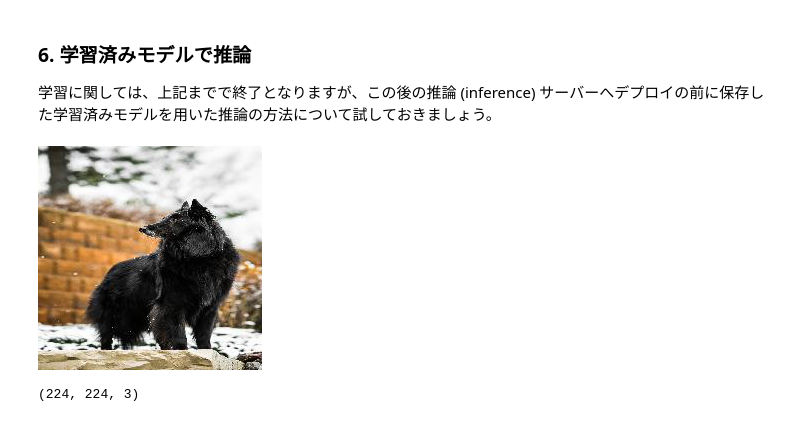
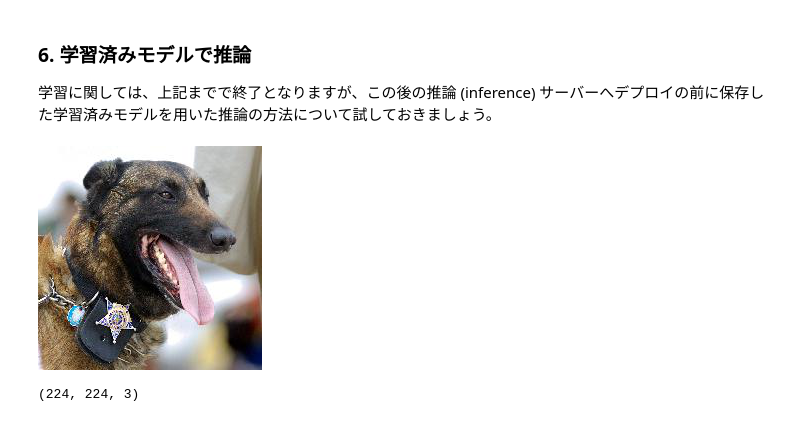
Before and after one commit to tsintermax/univ_tokyo_2020, a Jupyter notebook: tensorflow/train.ipynb, the cells around one changed output. Drawn from its saved outputs; the diff is of its cells as text; code cells hidden in the pictures.

```diff
--- a/tensorflow/train.ipynb
+++ b/tensorflow/train.ipynb
@@ -269,8 +322,8 @@ model_inference = load_model('dog_cat_cnn.h5')
 # %%
-img = Image.open('train/dog/1.jpg')
+img = Image.open('train/dog/21.jpg')
 img
 # %% [output]
-[figure, old version]
+[figure, new version]
 # %%
 x = np.array(img, 'f')  # float32 に変換
 x.shape
```
Also changed, not shown: parts of 21 cells of this notebook, 7 other files.
